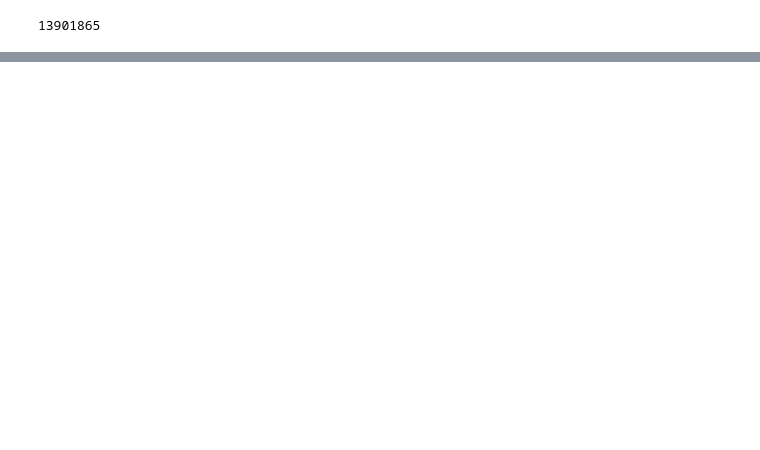
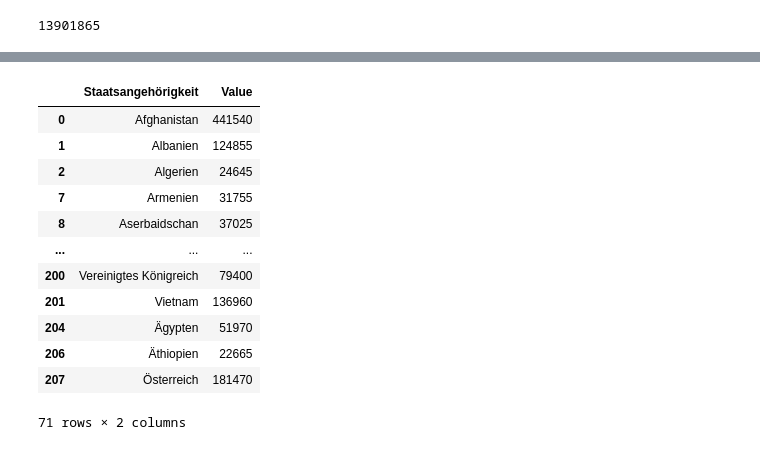
Before and after one commit to Antonijatzele/DSI_Abschlussprojekt, a Jupyter notebook: Daten/Migration/Auslaender_Anteil.ipynb, the cells around one changed output, grey strips where cells are left out. Saved outputs shown, nothing was run; the diff lists cells and outputs as text; code cells hidden in the pictures; blank space fills up the shorter version.

```diff
--- a/Daten/Migration/Auslaender_Anteil.ipynb
+++ b/Daten/Migration/Auslaender_Anteil.ipynb
@@ -125,0 +135,18 @@ df3.to_csv("scatter_plot_anteil_dichte.csv")
+# %%
+df_filter = df_stat.groupby(["Staatsangehörigkeit"])["Value"].sum().reset_index()
+df_filter = df_filter[df_filter["Value"]>20000]
+df_filter
+# %% [output]
+|  | Staatsangehörigkeit | Value |
+| 0 | Afghanistan | 441540 |
+| 1 | Albanien | 124855 |
+| 2 | Algerien | 24645 |
+| 7 | Armenien | 31755 |
+| 8 | Aserbaidschan | 37025 |
+| ... | ... | ... |
+| 200 | Vereinigtes Königreich | 79400 |
+| 201 | Vietnam | 136960 |
+| 204 | Ägypten | 51970 |
+| 206 | Äthiopien | 22665 |
+| 207 | Österreich | 181470 |
+71 rows × 2 columns
```
Also changed, not shown: parts of 7 cells of this notebook, 6 other files.
